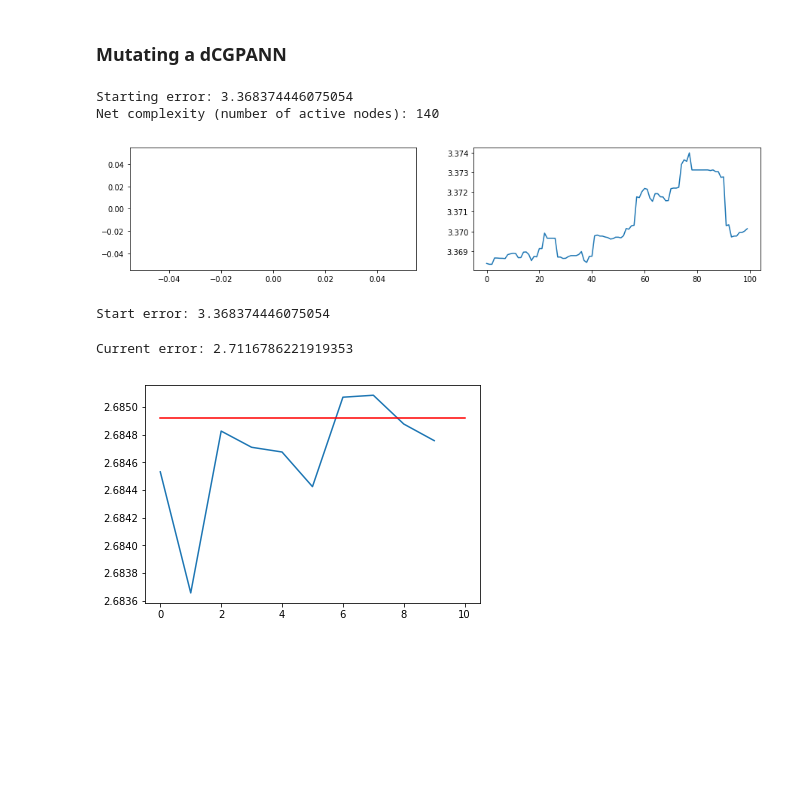
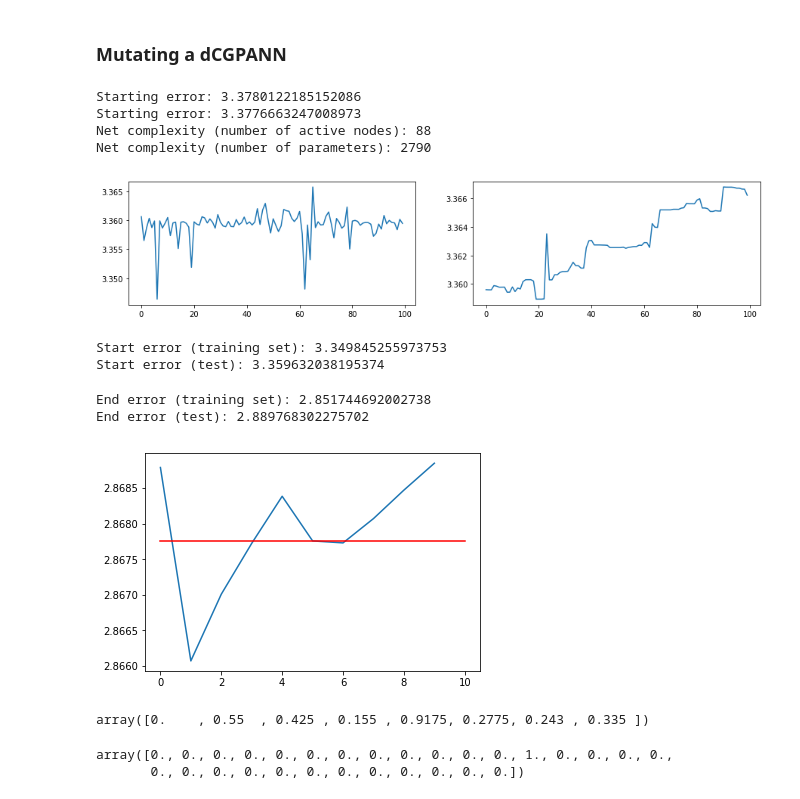
Before and after one commit to darioizzo/dcgp, a Jupyter notebook: doc/sphinx/notebooks/sandbox_classification.ipynb, the cells around one changed output. Cells and saved outputs as stored; diff of their text form; code cells hidden in the pictures; blank space fills up the shorter version.

```diff
--- a/doc/sphinx/notebooks/sandbox_classification.ipynb
+++ b/doc/sphinx/notebooks/sandbox_classification.ipynb
@@ -23,77 +25,91 @@ labels_tmp = my_data[:,-1]
 labels = np.zeros((len(labels_tmp), 29))
 for i,l in enumerate(labels_tmp):
     labels[i][int(l)-1] = 1
+# We shuffle the dataset
+points, labels = shuffle(points, labels, random_state=0)
+# And create training and test set
+X_train = points[:3000]
+Y_train = labels[:3000]
+X_test = points[3000:]
+Y_test = labels[3000:]
 # %% [markdown]
 ### Mutating a dCGPANN
 # %%
 # Non linearities
 nonlinearities = dcgpy.kernel_set_double(["sig", "ReLu", "tanh"])
 # We define a single input single output dCGPANN.
-dcgpann = dcgpy.expression_ann_double(inputs=8, outputs=29, rows=30, cols=5,
-                                      levels_back=2, arity=30, kernels=nonlinearities())
-# By default all weights (and biases) are set to 1 (and 0). We initialize them randomly
+dcgpann = dcgpy.expression_ann_double(inputs=8, outputs=29, rows=30, cols=3,
+                                      levels_back=1, arity=30, kernels=nonlinearities())
+# By default all weights (and biases) are set to 1 (and 0). We initialize the weights normally distributed
 dcgpann.randomise_weights(mean = 0., std = 0.1)
-#dcgpann.randomise_biases(mean = 0., std = 0.001)
 
-# Since the output is in [-1, 1] we force the output nonliearity to be tanh
-dcgpann.set_output_f(2)
+# Since the output is a probability we use sigmoids for all output nodes.
+dcgpann.set_output_f(1)
 
-print("Starting error:", dcgpann.loss(points,labels, "CE"))
+print("Starting error:", dcgpann.loss(X_train,Y_train, "CE"))
+print("Starting error:", dcgpann.loss(X_test,Y_test, "CE"))
 print("Net complexity (number of active nodes):", len(dcgpann.get_active_nodes()))
+print("Net complexity (number of parameters):", len(dcgpann.get_weights() + dcgpann.get_biases()))
+
 x = dcgpann.get()
 w = dcgpann.get_weights()
 b = dcgpann.get_biases()
 # %% [output]
-Starting error: 3.368374446075054
-Net complexity (number of active nodes): 140
+Starting error: 3.3780122185152086
+Starting error: 3.3776663247008973
+Net complexity (number of active nodes): 88
+Net complexity (number of parameters): 2790
 # %%
 # We show the effect of mutations
 n_mutations = 100
 mut = []
 for i in tqdm(range(n_mutations)):
     dcgpann.set(x)
     dcgpann.set_weights(w)
     dcgpann.set_biases(b)
     dcgpann.mutate_active_cgene(10)
-    dcgpann.set_output_f(2)
-    mut.append(dcgpann.loss(points,labels, "CE"))
+    dcgpann.set_output_f(1)
+    mut.append(dcgpann.loss(X_test,Y_test, "CE"))
 
 mut2 = []
 dcgpann.set(x)
 dcgpann.set_weights(w)
 dcgpann.set_biases(b)
 for i in tqdm(range(n_mutations)):
     dcgpann.mutate_active_cgene(1)
-    dcgpann.set_output_f(2)
-    mut2.append(dcgpann.loss(points,labels, "CE"))
+    dcgpann.set_output_f(1)
+    mut2.append(dcgpann.loss(X_test,Y_test, "CE"))
 
 #plot
 f, ax = plt.subplots(1,2, figsize=(15,3))
 plt.subplot(1,2,1)
 _ = plt.plot(mut)
 plt.subplot(1,2,2)
 _ = plt.plot(mut2)
 # %% [output]
-[figure, old version]
+[figure, new version]
 # %%
 dcgpann.set(x)
 dcgpann.set_weights(w)
 dcgpann.set_biases(b)
 # We train
 n_epochs = 10
-print("Start error:", dcgpann.loss(points,labels, "CE"), flush=True)
+print("Start error (training set):", dcgpann.loss(X_train,Y_train, "CE"), flush=True)
+print("Start error (test):", dcgpann.loss(X_test,Y_test, "CE"), flush=True)
 
 for i in tqdm(range(n_epochs)):
-    dcgpann.sgd(points, labels, 0.1, 32, "CE")
+    dcgpann.sgd(X_train, Y_train, 0.1, 32, "CE")
 
-print("Current error:", dcgpann.loss(points,labels, "CE"), flush=True)
-
+print("End error (training set):", dcgpann.loss(X_train,Y_train, "CE"), flush=True)
+print("End error (test):", dcgpann.loss(X_test,Y_test, "CE"), flush=True)
 xt = dcgpann.get()
 wt = dcgpann.get_weights()
 bt = dcgpann.get_biases()
 # %% [output]
-Start error: 3.368374446075054
+Start error (training set): 3.349845255973753
+Start error (test): 3.359632038195374
-Current error: 2.7116786221919353
+End error (training set): 2.851744692002738
+End error (test): 2.889768302275702
 # %%
 # We show the effect of trained mutations
 n_mutations = 10
@@ -103,18 +119,28 @@ for i in tqdm(range(n_mutations)):
     dcgpann.set_weights(wt)
     dcgpann.set_biases(bt)
     dcgpann.mutate_active_cgene(10)
-    dcgpann.set_output_f(2)
+    dcgpann.set_output_f(1)
     for i in range(n_epochs):
-        dcgpann.sgd(points, labels, 0.1, 32, "CE")
-    mut.append(dcgpann.loss(points,labels, "CE"))
+        dcgpann.sgd(X_train, Y_train, 0.1, 32, "CE")
+    mut.append(dcgpann.loss(X_test,Y_test, "CE"))
 
 dcgpann.set(xt)
 dcgpann.set_weights(wt)
 dcgpann.set_biases(bt)
 for i in range(n_epochs):
-    dcgpann.sgd(points, labels, 0.1, 32, "CE")
+        dcgpann.sgd(X_train, Y_train, 0.1, 32, "CE")
+
 
 _ = plt.plot(mut)
-_ = plt.plot([0,n_mutations],[dcgpann.loss(points,labels, "CE"),dcgpann.loss(points,labels, "CE")],'r')
+_ = plt.plot([0,n_mutations],[dcgpann.loss(X_test,Y_test, "CE"),dcgpann.loss(X_test,Y_test, "CE")],'r')
 # %% [output]
-[figure, old version]
+[figure, new version]
+# %%
+X_train[0]
+# %% [output]
+array([0.    , 0.55  , 0.425 , 0.155 , 0.9175, 0.2775, 0.243 , 0.335 ])
+# %%
+Y_train[0]
+# %% [output]
+array([0., 0., 0., 0., 0., 0., 0., 0., 0., 0., 0., 0., 1., 0., 0., 0., 0.,
+       0., 0., 0., 0., 0., 0., 0., 0., 0., 0., 0., 0.])
```
Also changed, not shown: parts of 2 cells of this notebook, 4 other files.
